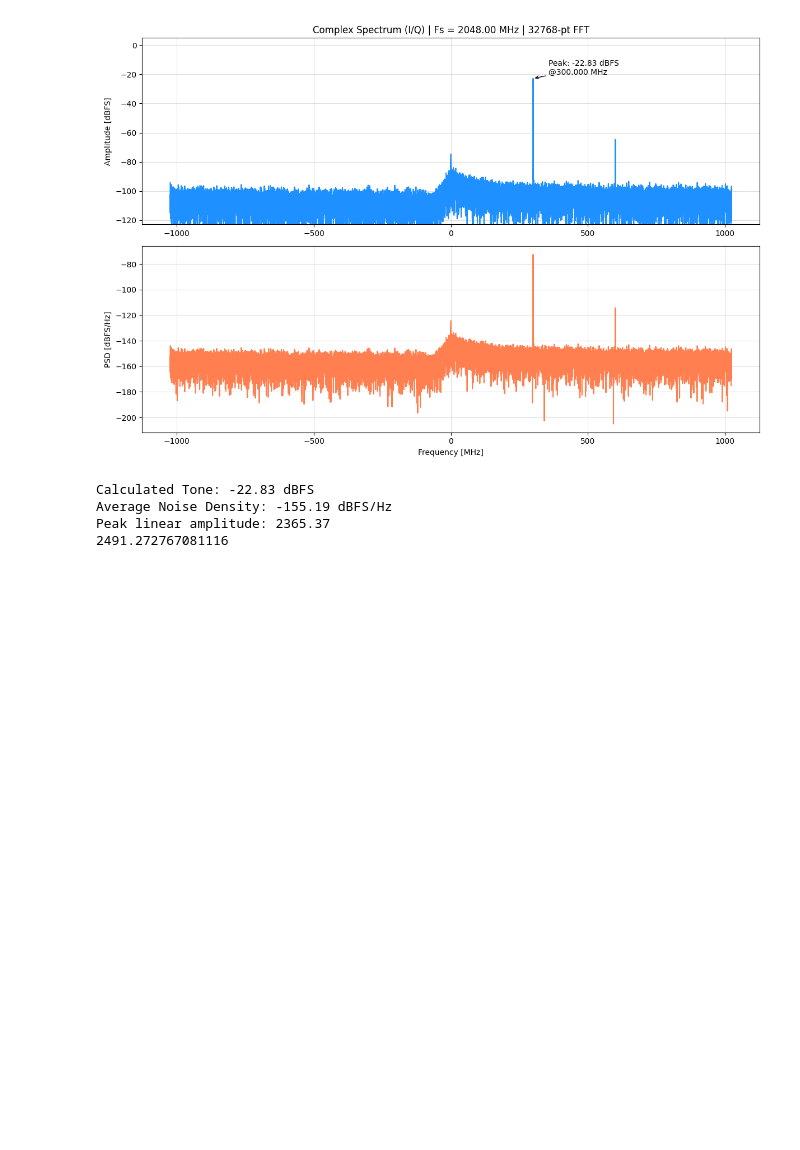
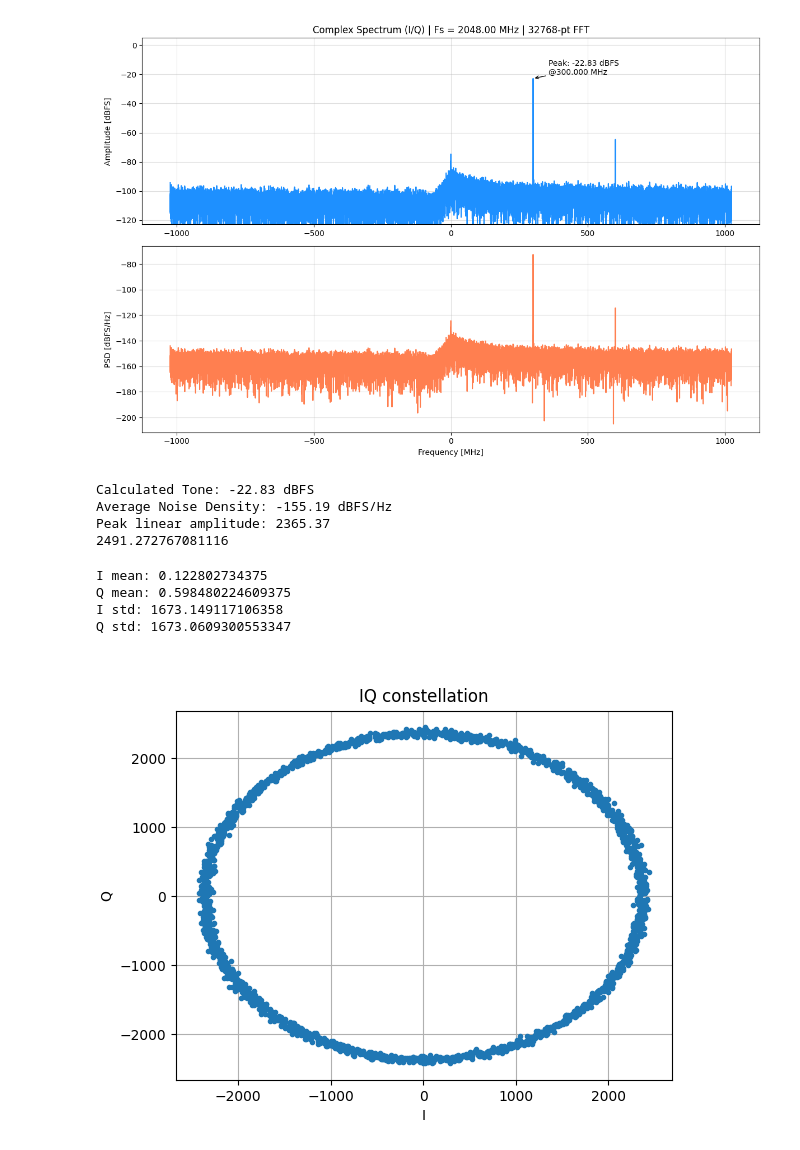
Before and after one commit to openquantumhardware/qick-tools, a Jupyter notebook: qick_tprocv2_111_fft_spectrum/notebooks/01_ADC_raw_data.ipynb, the cells around one changed output. Drawn from its saved outputs; the diff is of its cells as text; code cells hidden in the pictures; blank space fills up the shorter version.

```diff
--- a/qick_tprocv2_111_fft_spectrum/notebooks/01_ADC_raw_data.ipynb
+++ b/qick_tprocv2_111_fft_spectrum/notebooks/01_ADC_raw_data.ipynb
@@ -548,3 +551,24 @@ Calculated Tone: -22.83 dBFS
 Average Noise Density: -155.19 dBFS/Hz
 Peak linear amplitude: 2365.37
 2491.272767081116
+# %%
+print("I mean:", np.mean(xi))
+print("Q mean:", np.mean(xq))
+
+print("I std:", np.std(xi))
+print("Q std:", np.std(xq))
+# %% [output]
+I mean: 0.122802734375
+Q mean: 0.598480224609375
+I std: 1673.149117106358
+Q std: 1673.0609300553347
+# %%
+plt.figure()
+plt.plot(xi[:2000], xq[:2000], '.')
+#plt.plot(xi, xq, '.')
+plt.xlabel("I")
+plt.ylabel("Q")
+plt.title("IQ constellation")
+plt.grid()
+# %% [output]
+[figure, added]
```
Also changed, not shown: parts of 5 cells of this notebook, 6 other files.
